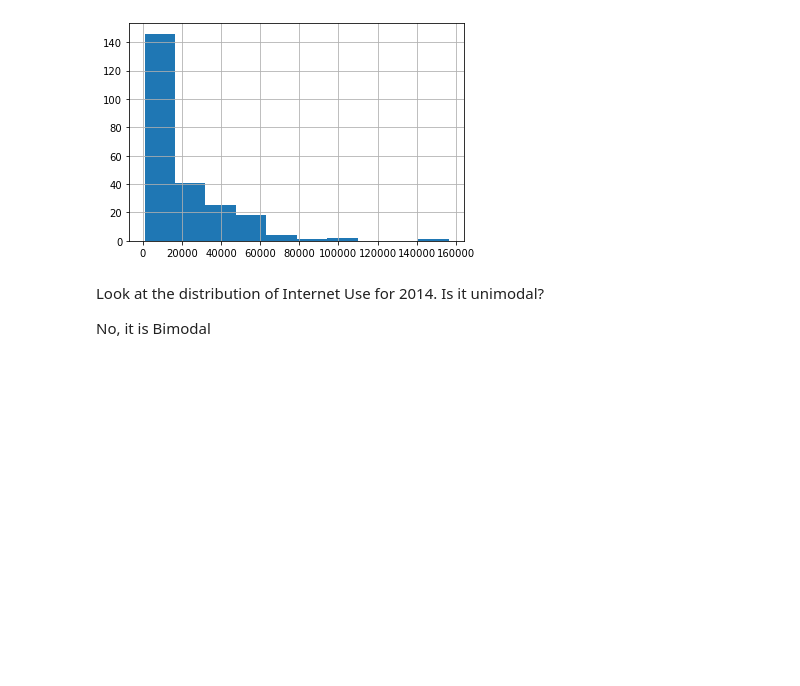
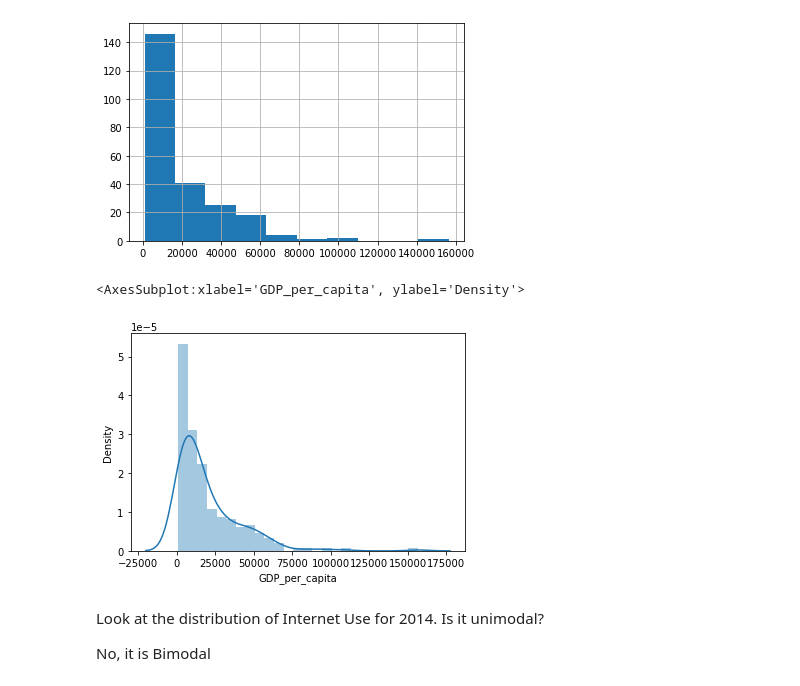
Before and after one commit to kyman90/gdp-and-internet-usage-kyman90, a Jupyter notebook: Notebook/UN Project.ipynb, the cells around one changed output. Drawn from its saved outputs; the diff is of its cells as text; code cells hidden in the pictures; blank space fills up the shorter version.

```diff
--- a/Notebook/UN Project.ipynb
+++ b/Notebook/UN Project.ipynb
@@ -408,6 +418,11 @@ Yes, it is Unimodal
 gdp_internet_2014['GDP_per_capita'].hist();
 # %% [output]
 [figure]
+# %%
+sns.distplot(gdp_internet_2014.GDP_per_capita, bins = 25)      #ALTERNATE WAY
+# %% [output]
+<AxesSubplot:xlabel='GDP_per_capita', ylabel='Density'>
+[figure, added]
 # %% [markdown]
 Look at the distribution of Internet Use for 2014. Is it unimodal?
 
```
Also changed, not shown: parts of 19 cells of this notebook, 1 other file.
